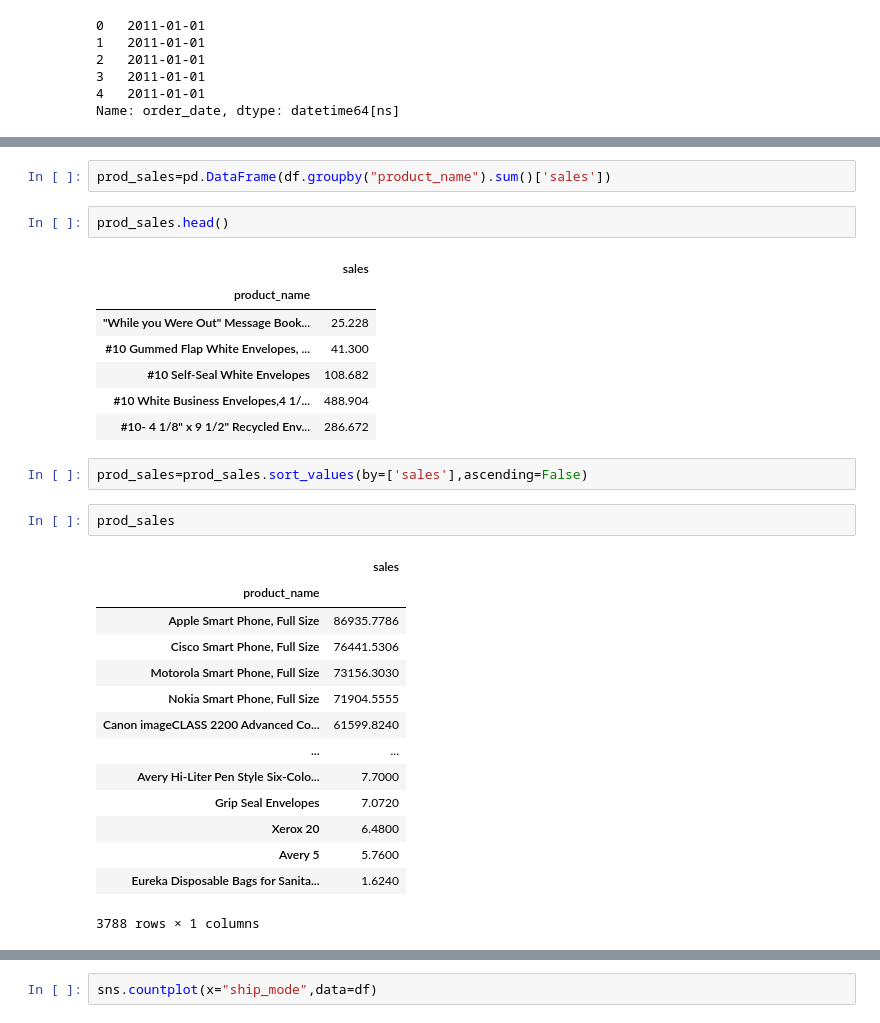
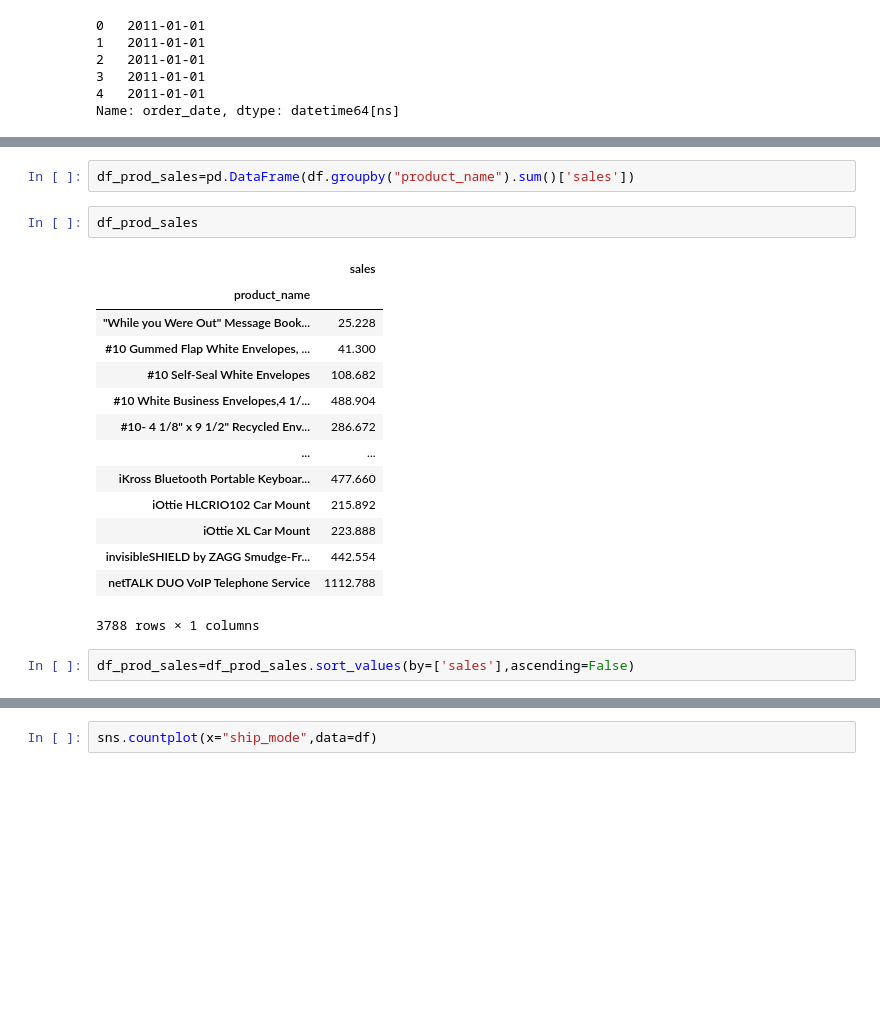
Before and after one commit to goradbj/AI, a Jupyter notebook: SuperStore_Sales_Analysis.ipynb, the cells around one changed output, grey strips where cells are left out. Drawn from its saved outputs; the diff is of its cells as text; blank space fills up the shorter version.

```diff
--- a/SuperStore_Sales_Analysis.ipynb
+++ b/SuperStore_Sales_Analysis.ipynb
@@ -310,34 +406,24 @@ Snap-A-Way Black Print Carbonless Speed Message, No Reply Area, Duplicate      1
 Acco Glide Clips                                                               1
 Name: product_name, Length: 3788, dtype: int64
 # %%
-prod_sales=pd.DataFrame(df.groupby("product_name").sum()['sales'])
+df_prod_sales=pd.DataFrame(df.groupby("product_name").sum()['sales'])
-# %%
-prod_sales.head()
-# %% [output]
-|  | sales |
-| product_name |  |
-| "While you Were Out" Message Book... | 25.228 |
-| #10 Gummed Flap White Envelopes, ... | 41.300 |
-| #10 Self-Seal White Envelopes | 108.682 |
-| #10 White Business Envelopes,4 1/... | 488.904 |
-| #10- 4 1/8" x 9 1/2" Recycled Env... | 286.672 |
+# %%
+df_prod_sales
+# %% [output]
+|  | sales |
+| product_name |  |
+| "While you Were Out" Message Book... | 25.228 |
+| #10 Gummed Flap White Envelopes, ... | 41.300 |
+| #10 Self-Seal White Envelopes | 108.682 |
+| #10 White Business Envelopes,4 1/... | 488.904 |
+| #10- 4 1/8" x 9 1/2" Recycled Env... | 286.672 |
+| ... | ... |
+| iKross Bluetooth Portable Keyboar... | 477.660 |
+| iOttie HLCRIO102 Car Mount | 215.892 |
+| iOttie XL Car Mount | 223.888 |
+| invisibleSHIELD by ZAGG Smudge-Fr... | 442.554 |
+| netTALK DUO VoIP Telephone Service | 1112.788 |
+3788 rows × 1 columns
 # %%
-prod_sales=prod_sales.sort_values(by=['sales'],ascending=False)
+df_prod_sales=df_prod_sales.sort_values(by=['sales'],ascending=False)
-# %%
-prod_sales
-# %% [output]
-|  | sales |
-| product_name |  |
-| Apple Smart Phone, Full Size | 86935.7786 |
-| Cisco Smart Phone, Full Size | 76441.5306 |
-| Motorola Smart Phone, Full Size | 73156.3030 |
-| Nokia Smart Phone, Full Size | 71904.5555 |
-| Canon imageCLASS 2200 Advanced Co... | 61599.8240 |
-| ... | ... |
-| Avery Hi-Liter Pen Style Six-Colo... | 7.7000 |
-| Grip Seal Envelopes | 7.0720 |
-| Xerox 20 | 6.4800 |
-| Avery 5 | 5.7600 |
-| Eureka Disposable Bags for Sanita... | 1.6240 |
-3788 rows × 1 columns
 # %%
```
Also changed, not shown: parts of 115 cells of this notebook, 4 other files.
